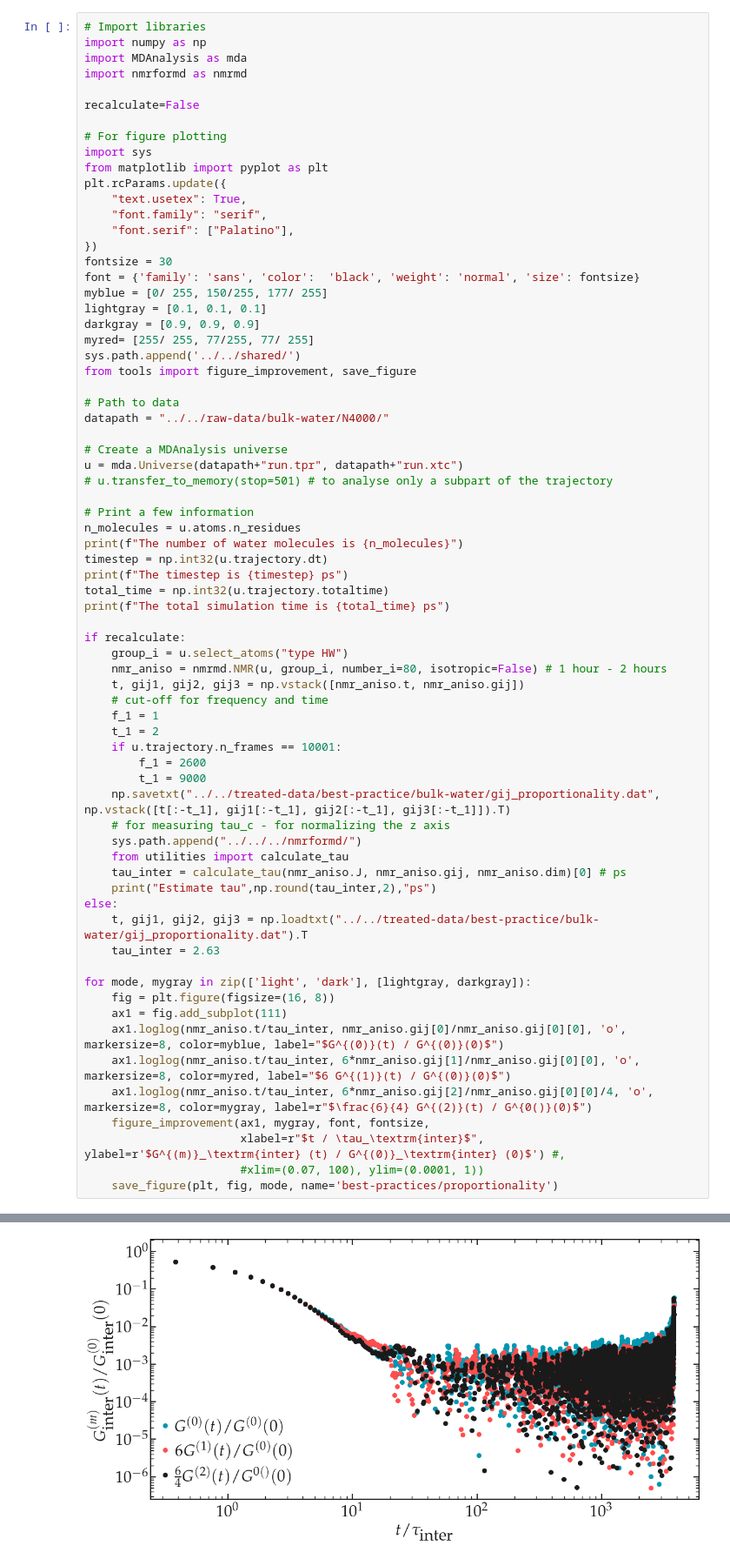
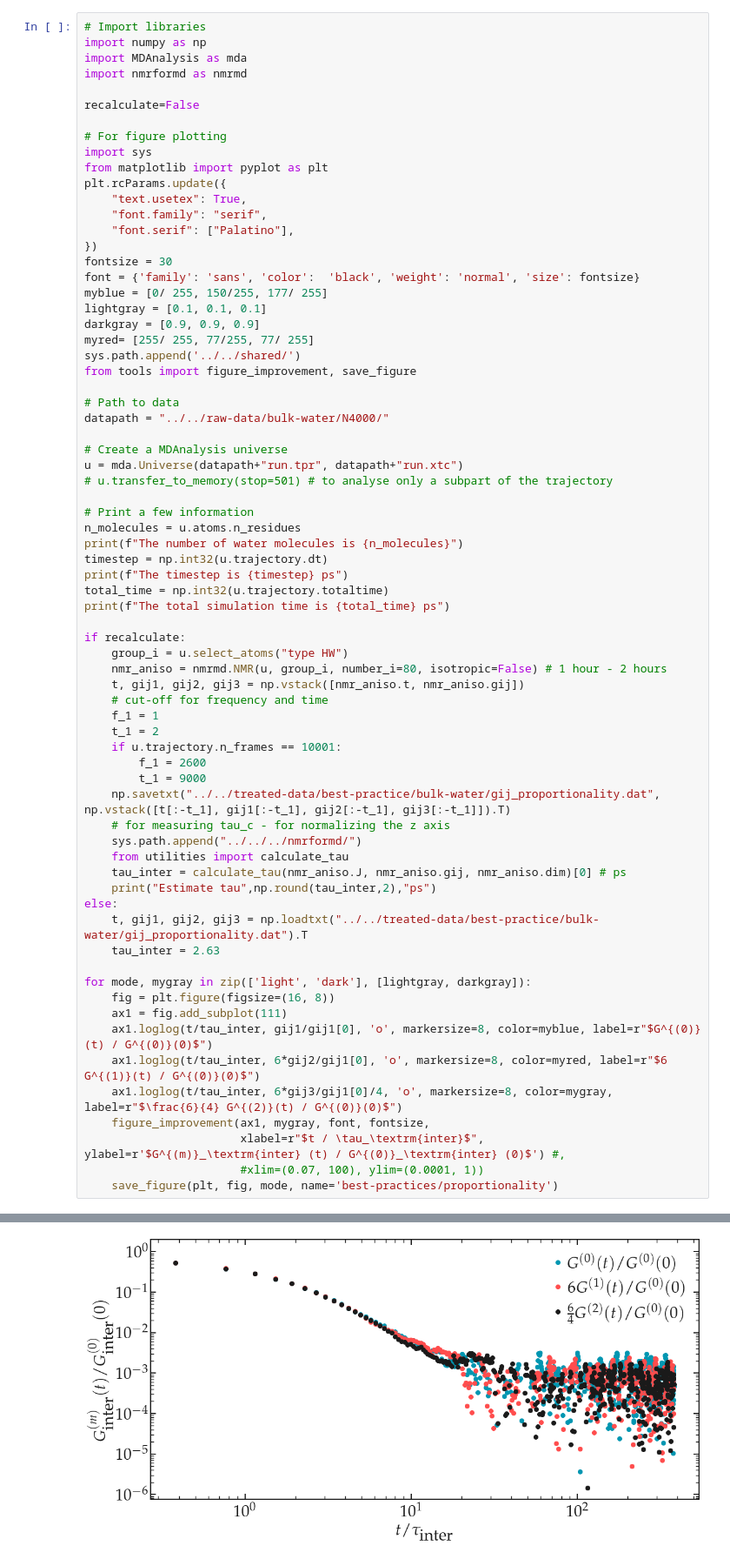
Before and after one commit to simongravelle/nmrformd, a Jupyter notebook: examples/analyse-scripts/bulk-water/propotionality.ipynb, the cells around one changed output, grey strips where cells are left out. Shown at 87% size. Saved outputs shown, nothing was run; the diff lists cells and outputs as text.

```diff
--- a/examples/analyse-scripts/bulk-water/propotionality.ipynb
+++ b/examples/analyse-scripts/bulk-water/propotionality.ipynb
@@ -42,34 +42,34 @@ if recalculate:
     group_i = u.select_atoms("type HW")
     nmr_aniso = nmrmd.NMR(u, group_i, number_i=80, isotropic=False) # 1 hour - 2 hours
     t, gij1, gij2, gij3 = np.vstack([nmr_aniso.t, nmr_aniso.gij])
     # cut-off for frequency and time
     f_1 = 1
     t_1 = 2
     if u.trajectory.n_frames == 10001:
         f_1 = 2600
         t_1 = 9000
     np.savetxt("../../treated-data/best-practice/bulk-water/gij_proportionality.dat", np.vstack([t[:-t_1], gij1[:-t_1], gij2[:-t_1], gij3[:-t_1]]).T)
     # for measuring tau_c - for normalizing the z axis
     sys.path.append("../../../nmrformd/")
     from utilities import calculate_tau
     tau_inter = calculate_tau(nmr_aniso.J, nmr_aniso.gij, nmr_aniso.dim)[0] # ps
     print("Estimate tau",np.round(tau_inter,2),"ps")
 else:
     t, gij1, gij2, gij3 = np.loadtxt("../../treated-data/best-practice/bulk-water/gij_proportionality.dat").T
     tau_inter = 2.63
 
 for mode, mygray in zip(['light', 'dark'], [lightgray, darkgray]):
     fig = plt.figure(figsize=(16, 8))
     ax1 = fig.add_subplot(111)
-    ax1.loglog(nmr_aniso.t/tau_inter, nmr_aniso.gij[0]/nmr_aniso.gij[0][0], 'o', markersize=8, color=myblue, label="$G^{(0)}(t) / G^{(0)}(0)$")
-    ax1.loglog(nmr_aniso.t/tau_inter, 6*nmr_aniso.gij[1]/nmr_aniso.gij[0][0], 'o', markersize=8, color=myred, label="$6 G^{(1)}(t) / G^{(0)}(0)$")
-    ax1.loglog(nmr_aniso.t/tau_inter, 6*nmr_aniso.gij[2]/nmr_aniso.gij[0][0]/4, 'o', markersize=8, color=mygray, label=r"$\frac{6}{4} G^{(2)}(t) / G^{0()}(0)$")
+    ax1.loglog(t/tau_inter, gij1/gij1[0], 'o', markersize=8, color=myblue, label=r"$G^{(0)}(t) / G^{(0)}(0)$")
+    ax1.loglog(t/tau_inter, 6*gij2/gij1[0], 'o', markersize=8, color=myred, label=r"$6 G^{(1)}(t) / G^{(0)}(0)$")
+    ax1.loglog(t/tau_inter, 6*gij3/gij1[0]/4, 'o', markersize=8, color=mygray, label=r"$\frac{6}{4} G^{(2)}(t) / G^{(0)}(0)$")
     figure_improvement(ax1, mygray, font, fontsize,
                        xlabel=r"$t / \tau_\textrm{inter}$", ylabel=r'$G^{(m)}_\textrm{inter} (t) / G^{(0)}_\textrm{inter} (0)$') #,
                        #xlim=(0.07, 100), ylim=(0.0001, 1))
     save_figure(plt, fig, mode, name='best-practices/proportionality')
 # %% [output]
 The number of water molecules is 4000
 The timestep is 1 ps
 The total simulation time is 10000 ps
-[figure, old version]
+[figure, new version]
```
Also changed, not shown: parts of 1 cell of this notebook, 9 other files.
